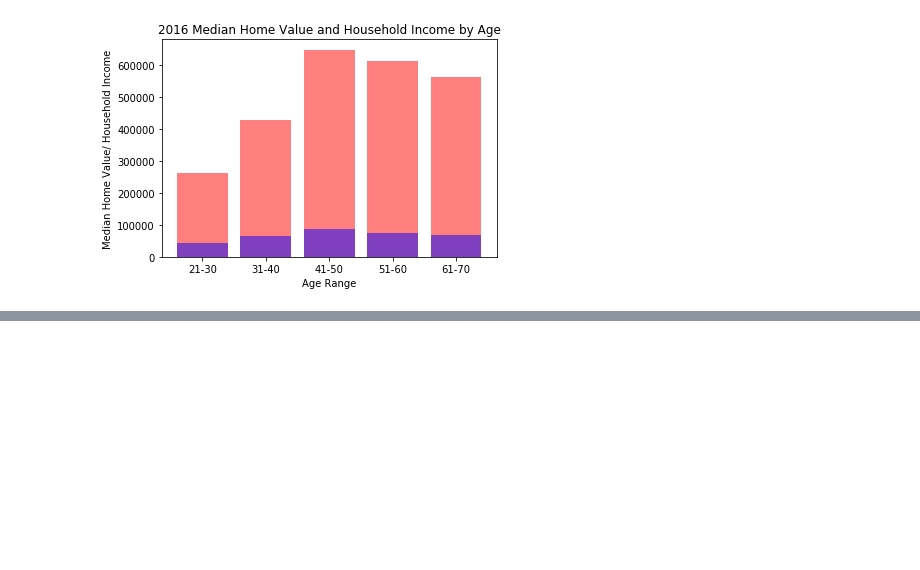
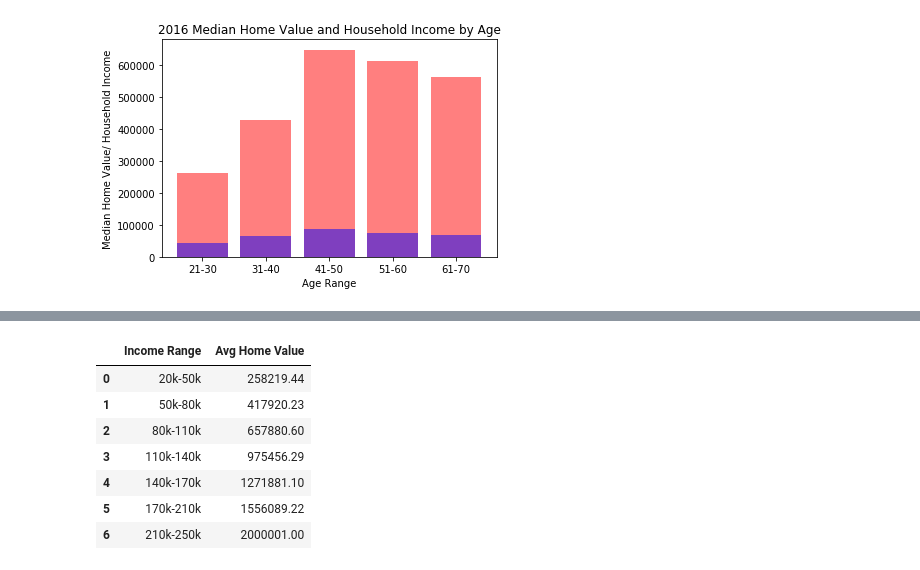
Before and after one commit to jwu047/Housing_Prices_CA, a Jupyter notebook: Combine_Census_Zillow_CA.ipynb, the cells around one changed output, grey strips where cells are left out. Saved outputs shown, nothing was run; the diff lists cells and outputs as text; code cells hidden in the pictures; blank space fills up the shorter version.

```diff
--- a/Combine_Census_Zillow_CA.ipynb
+++ b/Combine_Census_Zillow_CA.ipynb
@@ -213,0 +232,18 @@ plt.show()
+# %%
+#group by Income range, then get the average home value for each Income range
+combined_ca_income=combined_ca.groupby(["Income Range"])
+avg_home_value_income = combined_ca_income["Median Home Value"].mean()
+combined_ca_income =pd.DataFrame({"Avg Home Value":avg_home_value_income})
+#Drop null values
+combined_ca_income = combined_ca_income.dropna(how="any").round(2)
+combined_ca_income =combined_ca_income.reset_index()
+combined_ca_income
+# %% [output]
+|  | Income Range | Avg Home Value |
+| 0 | 20k-50k | 258219.44 |
+| 1 | 50k-80k | 417920.23 |
+| 2 | 80k-110k | 657880.60 |
+| 3 | 110k-140k | 975456.29 |
+| 4 | 140k-170k | 1271881.10 |
+| 5 | 170k-210k | 1556089.22 |
+| 6 | 210k-250k | 2000001.00 |
```
Also changed, not shown: parts of 2 cells of this notebook, 1 other file.
